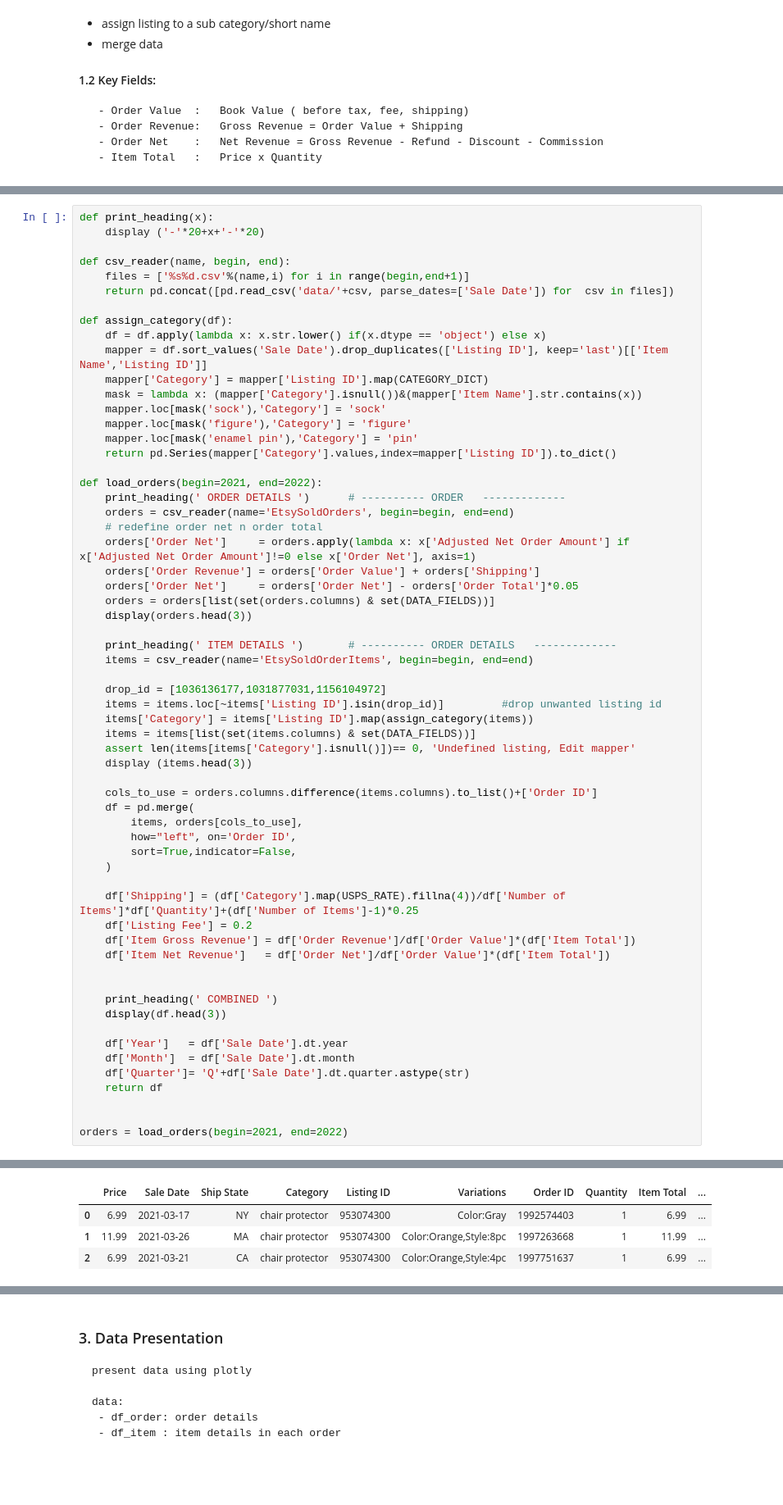
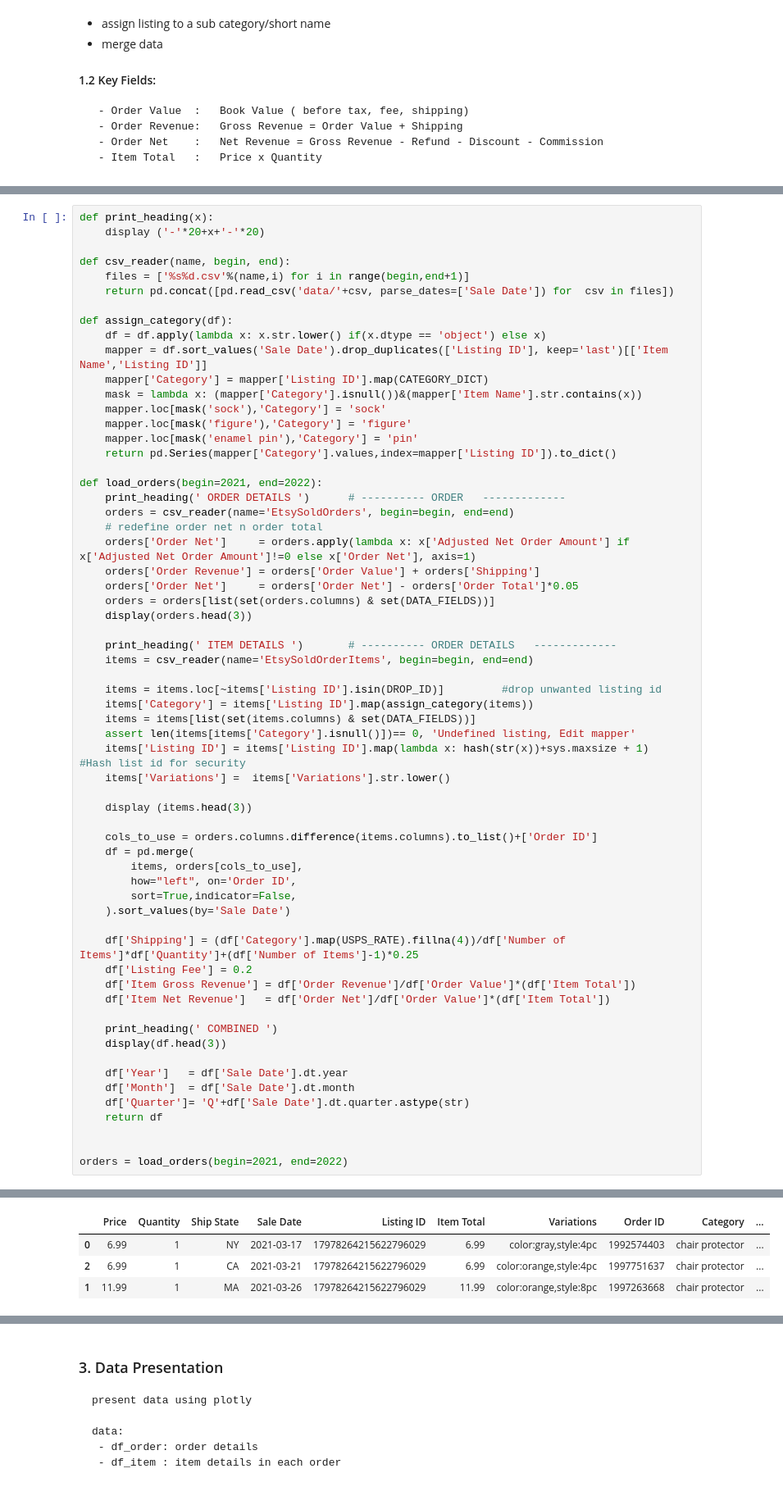
Before and after one commit to mumuxi15/02-Data-Science-Project, a Jupyter notebook: 22-Etsy Sale/sale_analysis.ipynb, the cells around one changed output, grey strips where cells are left out. Shown at 82% size. Saved outputs shown, nothing was run; the diff lists cells and outputs as text.

```diff
--- a/22-Etsy Sale/sale_analysis.ipynb
+++ b/22-Etsy Sale/sale_analysis.ipynb
@@ -61,11 +62,13 @@ def load_orders(begin=2021, end=2022):
     print_heading(' ITEM DETAILS ')       # ---------- ORDER DETAILS   -------------
     items = csv_reader(name='EtsySoldOrderItems', begin=begin, end=end)
 
-    drop_id = [1036136177,1031877031,1156104972]
-    items = items.loc[~items['Listing ID'].isin(drop_id)]         #drop unwanted listing id
+    items = items.loc[~items['Listing ID'].isin(DROP_ID)]         #drop unwanted listing id
     items['Category'] = items['Listing ID'].map(assign_category(items))
     items = items[list(set(items.columns) & set(DATA_FIELDS))]
     assert len(items[items['Category'].isnull()])== 0, 'Undefined listing, Edit mapper'
+    items['Listing ID'] = items['Listing ID'].map(lambda x: hash(str(x))+sys.maxsize + 1)    #Hash list id for security
+    items['Variations'] =  items['Variations'].str.lower()
+
     display (items.head(3))
 
     cols_to_use = orders.columns.difference(items.columns).to_list()+['Order ID']
@@ -73,13 +76,12 @@ def load_orders(begin=2021, end=2022):
         items, orders[cols_to_use],
         how="left", on='Order ID',
         sort=True,indicator=False,
-    )
+    ).sort_values(by='Sale Date')
 
     df['Shipping'] = (df['Category'].map(USPS_RATE).fillna(4))/df['Number of Items']*df['Quantity']+(df['Number of Items']-1)*0.25
     df['Listing Fee'] = 0.2
     df['Item Gross Revenue'] = df['Order Revenue']/df['Order Value']*(df['Item Total'])
     df['Item Net Revenue']   = df['Order Net']/df['Order Value']*(df['Item Total'])
-
 
     print_heading(' COMBINED ')
     display(df.head(3))
@@ -105,7 +107,7 @@ orders = load_orders(begin=2021, end=2022)
 '-------------------- COMBINED --------------------'
-|  | Price | Sale Date | Ship State | Category | Listing ID | Variations | Order ID | Quantity | Item Total | ... |
-| 0 | 6.99 | 2021-03-17 | NY | chair protector | 953074300 | Color:Gray | 1992574403 | 1 | 6.99 | ... |
-| 1 | 11.99 | 2021-03-26 | MA | chair protector | 953074300 | Color:Orange,Style:8pc | 1997263668 | 1 | 11.99 | ... |
-| 2 | 6.99 | 2021-03-21 | CA | chair protector | 953074300 | Color:Orange,Style:4pc | 1997751637 | 1 | 6.99 | ... |
+|  | Price | Quantity | Ship State | Sale Date | Listing ID | Item Total | Variations | Order ID | Category | ... |
+| 0 | 6.99 | 1 | NY | 2021-03-17 | 17978264215622796029 | 6.99 | color:gray,style:4pc | 1992574403 | chair protector | ... |
+| 2 | 6.99 | 1 | CA | 2021-03-21 | 17978264215622796029 | 6.99 | color:orange,style:4pc | 1997751637 | chair protector | ... |
+| 1 | 11.99 | 1 | MA | 2021-03-26 | 17978264215622796029 | 11.99 | color:orange,style:8pc | 1997263668 | chair protector | ... |
 # %% [markdown]
 ### 2.  Data Analytics
```
Also changed, not shown: parts of 11 cells of this notebook.
